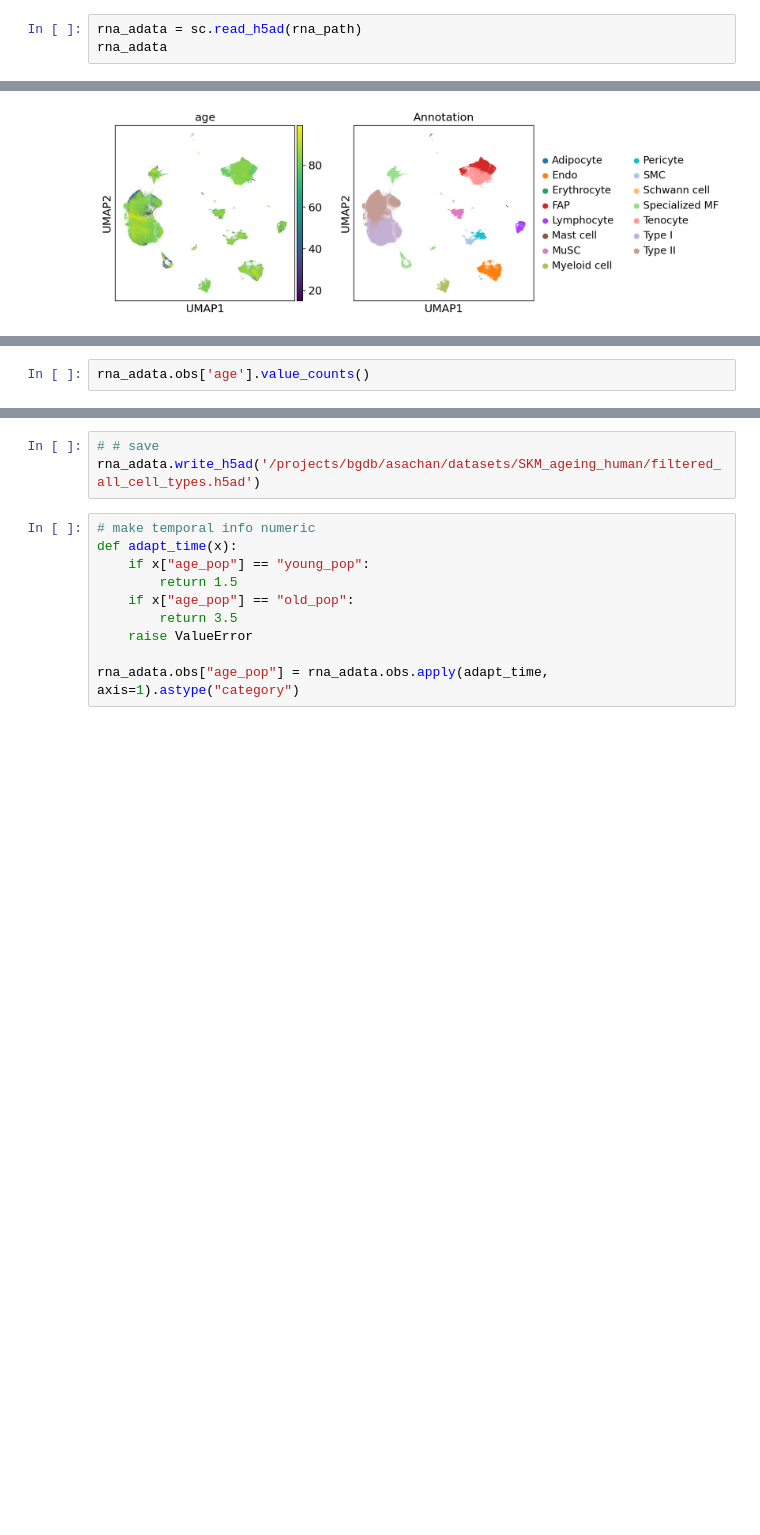
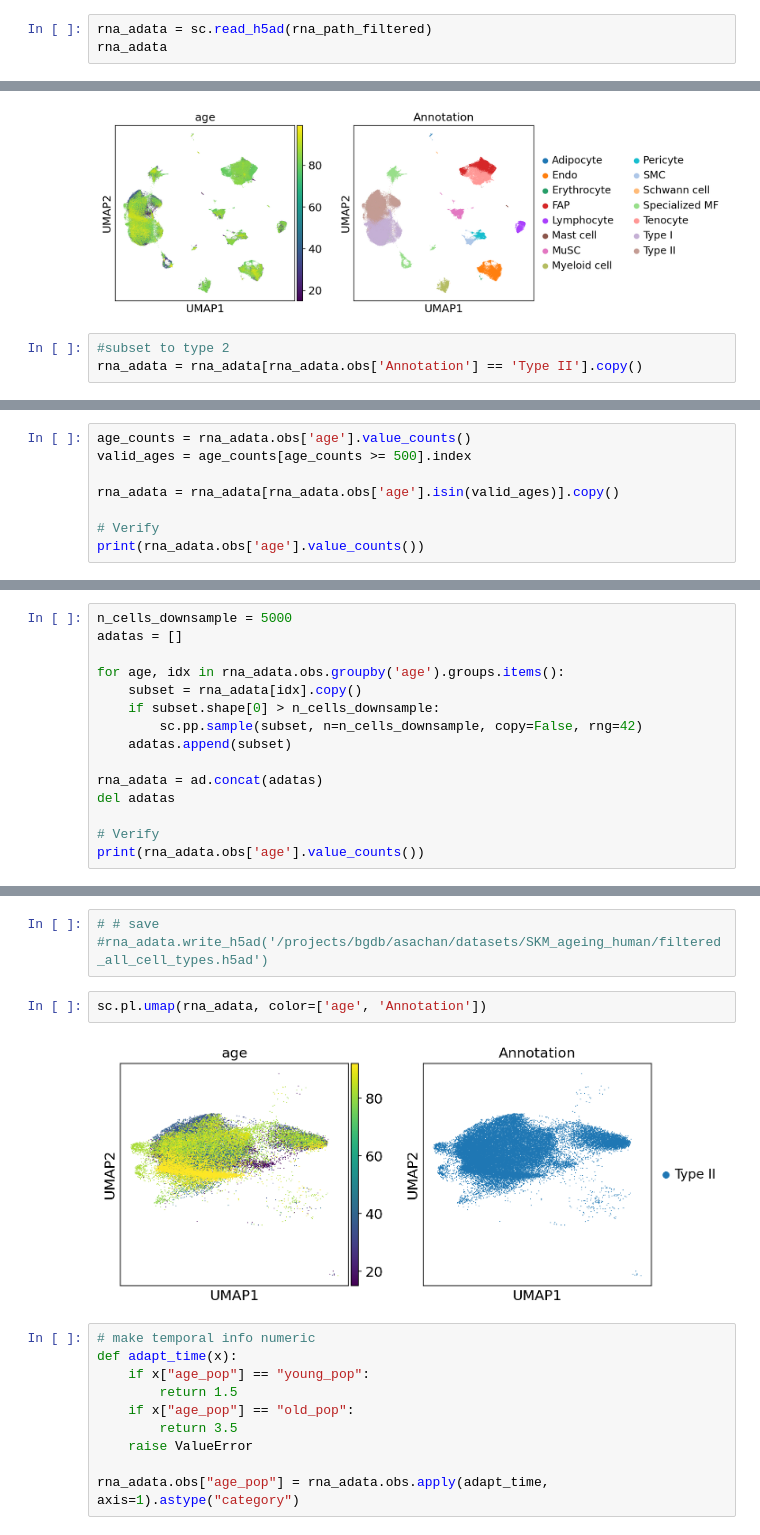
Before and after one commit to sachha-naksha/moscot_analysis, a Jupyter notebook: ageing_skm.ipynb, the cells around one changed output, grey strips where cells are left out. Cells and saved outputs as stored; diff of their text form; blank space fills up the shorter version.

Commit message:
obtained transport map between type2 young_pop and old_pop; 500-5k cells bound per age; obtained driver genes

```diff
--- a/ageing_skm.ipynb
+++ b/ageing_skm.ipynb
@@ -36,4 +65,4 @@ rna_path_filtered = '/projects/bgdb/asachan/datasets/SKM_ageing_human/filtered_r
 # %%
-rna_adata = sc.read_h5ad(rna_path)
+rna_adata = sc.read_h5ad(rna_path_filtered)
 rna_adata
 # %% [output]
@@ -49,3 +76,6 @@ AnnData object with n_obs × n_vars = 292423 × 48355
 sc.pl.umap(rna_adata, color=['age', 'Annotation'])
 # %% [output]
 [figure]
+# %%
+#subset to type 2
+rna_adata = rna_adata[rna_adata.obs['Annotation'] == 'Type II'].copy()
@@ -52,4 +84,10 @@ sc.pl.umap(rna_adata, color=['age', 'Annotation'])
 # %%
-rna_adata.obs['age'].value_counts()
+age_counts = rna_adata.obs['age'].value_counts()
+valid_ages = age_counts[age_counts >= 500].index
+
+rna_adata = rna_adata[rna_adata.obs['age'].isin(valid_ages)].copy()
+
+# Verify
+print(rna_adata.obs['age'].value_counts())
 # %% [output]
 age
@@ -115,0 +110,15 @@ Name: count, dtype: int64
+# %%
+n_cells_downsample = 5000
+adatas = []
+
+for age, idx in rna_adata.obs.groupby('age').groups.items():
+    subset = rna_adata[idx].copy()
+    if subset.shape[0] > n_cells_downsample:
+        sc.pp.sample(subset, n=n_cells_downsample, copy=False, rng=42)
+    adatas.append(subset)
+
+rna_adata = ad.concat(adatas)
+del adatas
+
+# Verify
+print(rna_adata.obs['age'].value_counts())
@@ -116,6 +141,10 @@ Name: count, dtype: int64
 # %%
 # # save
-rna_adata.write_h5ad('/projects/bgdb/asachan/datasets/SKM_ageing_human/filtered_all_cell_types.h5ad')
+#rna_adata.write_h5ad('/projects/bgdb/asachan/datasets/SKM_ageing_human/filtered_all_cell_types.h5ad')
+# %%
+sc.pl.umap(rna_adata, color=['age', 'Annotation'])
+# %% [output]
+[figure, added]
 # %%
 # make temporal info numeric
 def adapt_time(x):
```
Also changed, not shown: parts of 33 cells of this notebook.
